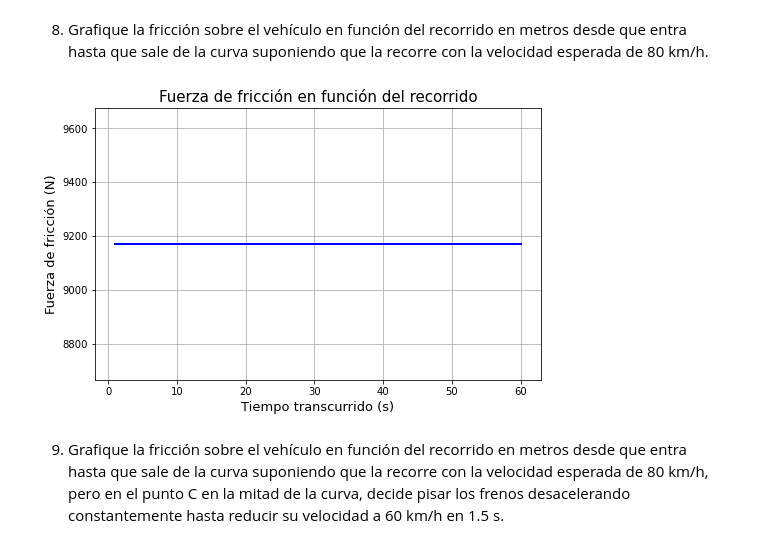
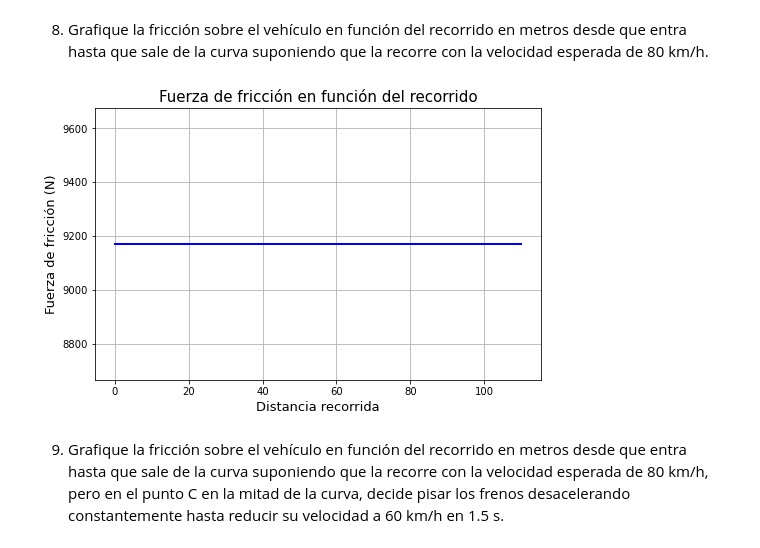
Before and after one commit to adazaa21/a_dazaa_2_HC, a Jupyter notebook: Taller_1.3_Daza.ipynb, the cells around one changed output. Cells and saved outputs as stored; diff of their text form; code cells hidden in the pictures.

```diff
--- a/Taller_1.3_Daza.ipynb
+++ b/Taller_1.3_Daza.ipynb
@@ -184,37 +188,39 @@ Ft_f
 8. Grafique la fricción sobre el vehículo en función del recorrido en metros desde que entra hasta que sale de la curva suponiendo que la recorre con la velocidad esperada de 80 km/h.
 # %%
 #Hacemos sumatoria de fuerza en X
-#-Fr(fuerza de fricción) + F(velocidad) = m*a
+#-Fr(fuerza de fricción) = m*a
 
 # Datos
 m = 1300  # kg
 g = 9.81  # m/s² (aceleración debida a la gravedad)
 p = 70  # radio de la curva en metros
-v = (80/3.6)/p  # conversión de km/h a m/s
+v = (80/3.6)  # conversión de km/h a m/s
 
-a = p*v**2
-# Crear un array de recorrido en metros
-tiempo = np.linspace(1, 60, 10)
+x_valores = []
+theta = np.linspace(0, 90, 100)
+for i in theta:
+    dist = p*(np.deg2rad(i))
+    x_valores.append(dist)
 
-# Calcular la fuerza de fricción para cada valor de recorrido
-Fr = [(m * a) for i in tiempo]
+a = v**2/p
+Fr = [(m * a) for i in theta]
 
 # Crear arrays para los valores de x e y en el gráfico
-x = tiempo
+x = x_valores
 y = Fr
 
 # Configurar y mostrar el gráfico
 hor = 8
 ver = 5
 plt.figure(figsize=(hor, ver))
 plt.title('Fuerza de fricción en función del recorrido', fontsize=15)
 plt.ylabel('Fuerza de fricción (N)', fontsize=13)
-plt.xlabel('Tiempo transcurrido (s)', fontsize=13)
+plt.xlabel('Distancia recorrida', fontsize=13)
 plt.plot(x, y, color='blue', linewidth=2)
 plt.grid()
 plt.show()
 # %% [output]
-[figure, old version]
+[figure, new version]
 # %% [markdown]
 9. Grafique la fricción sobre el vehículo en función del recorrido en metros desde que entra hasta que sale de la curva suponiendo que la recorre con la velocidad esperada de 80 km/h, pero en el punto C en la mitad de la curva, decide pisar los frenos desacelerando constantemente hasta reducir su velocidad a 60 km/h en 1.5 s.
 # %% [markdown]
```
Also changed, not shown: parts of 8 cells of this notebook, 21 other files.
